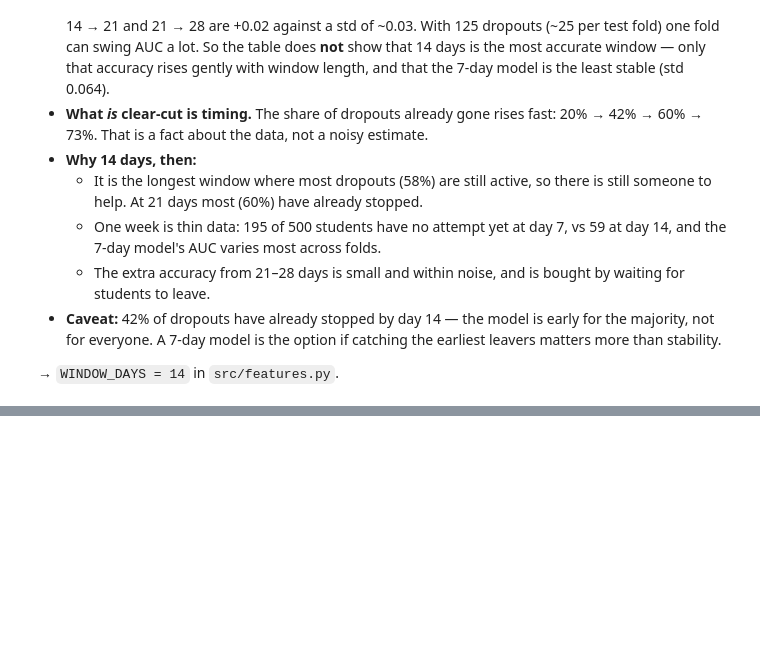
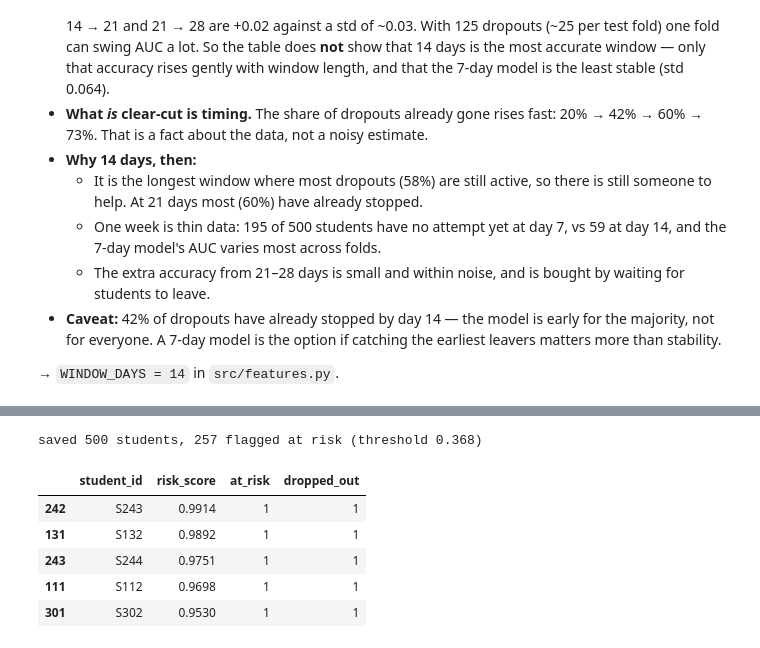
Before and after one commit to anirudhkumar0904/student-success-assistant, a Jupyter notebook: notebooks/part1_ml.ipynb, the cells around one changed output, grey strips where cells are left out. Saved outputs shown, nothing was run; the diff lists cells and outputs as text; code cells hidden in the pictures; blank space fills up the shorter version.

```diff
--- a/notebooks/part1_ml.ipynb
+++ b/notebooks/part1_ml.ipynb
@@ -302,0 +483,19 @@ _TODO_
+# %%
+# Out-of-fold risk score + at-risk flag for every student -> used in Part 2.
+risk_scores = pd.DataFrame({
+    "student_id": X.index,
+    "risk_score": oof_risk.round(4),
+    "at_risk": at_risk,
+    "dropped_out": y.values,
+})
+risk_scores.to_csv("../outputs/risk_scores.csv", index=False)
+print(f"saved {len(risk_scores)} students, {risk_scores.at_risk.sum()} flagged at risk (threshold {threshold:.3f})")
+risk_scores.sort_values("risk_score", ascending=False).head()
+# %% [output]
+saved 500 students, 257 flagged at risk (threshold 0.368)
+|  | student_id | risk_score | at_risk | dropped_out |
+| 242 | S243 | 0.9914 | 1 | 1 |
+| 131 | S132 | 0.9892 | 1 | 1 |
+| 243 | S244 | 0.9751 | 1 | 1 |
+| 111 | S112 | 0.9698 | 1 | 1 |
+| 301 | S302 | 0.9530 | 1 | 1 |
```
Also changed, not shown: parts of 22 cells of this notebook, 5 other files.
